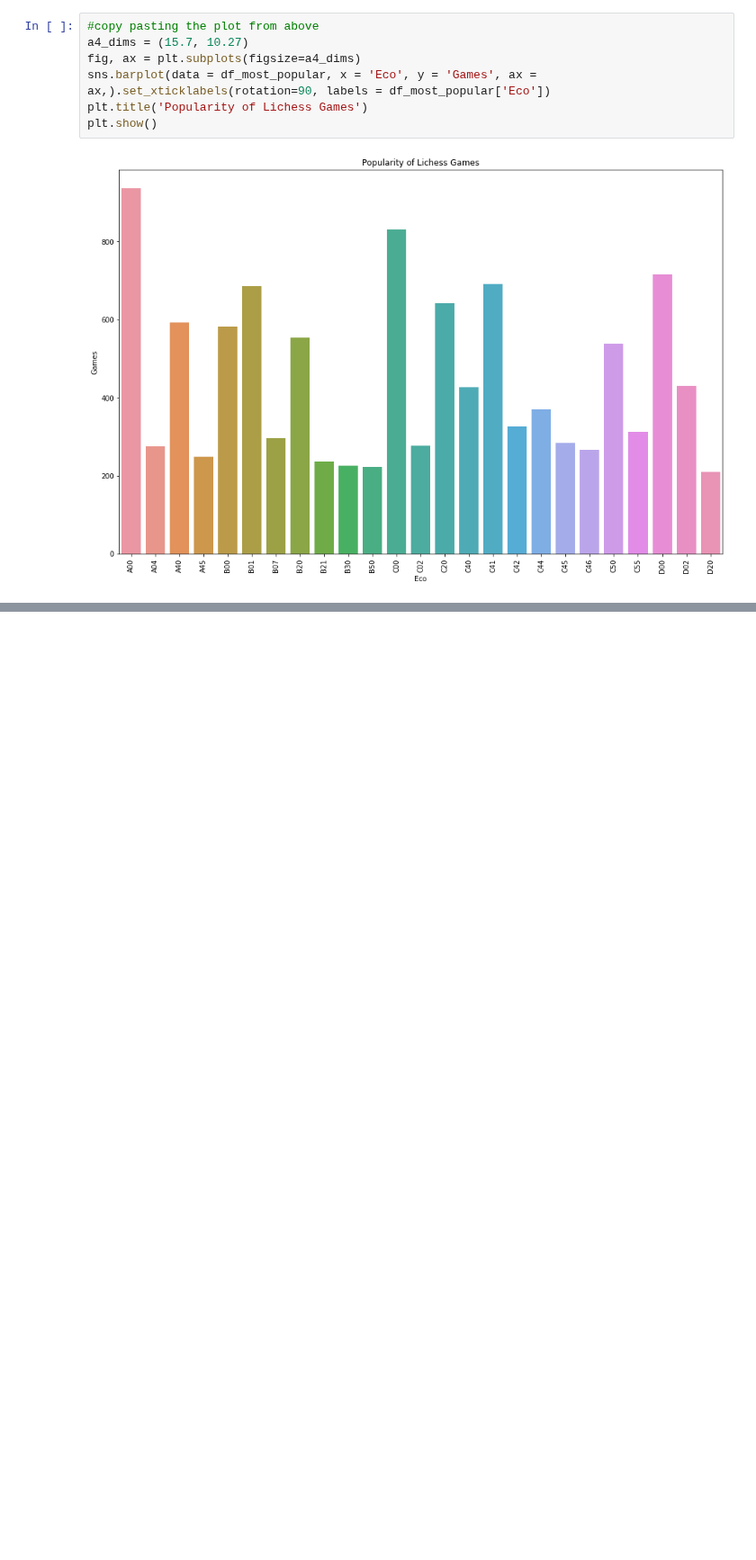
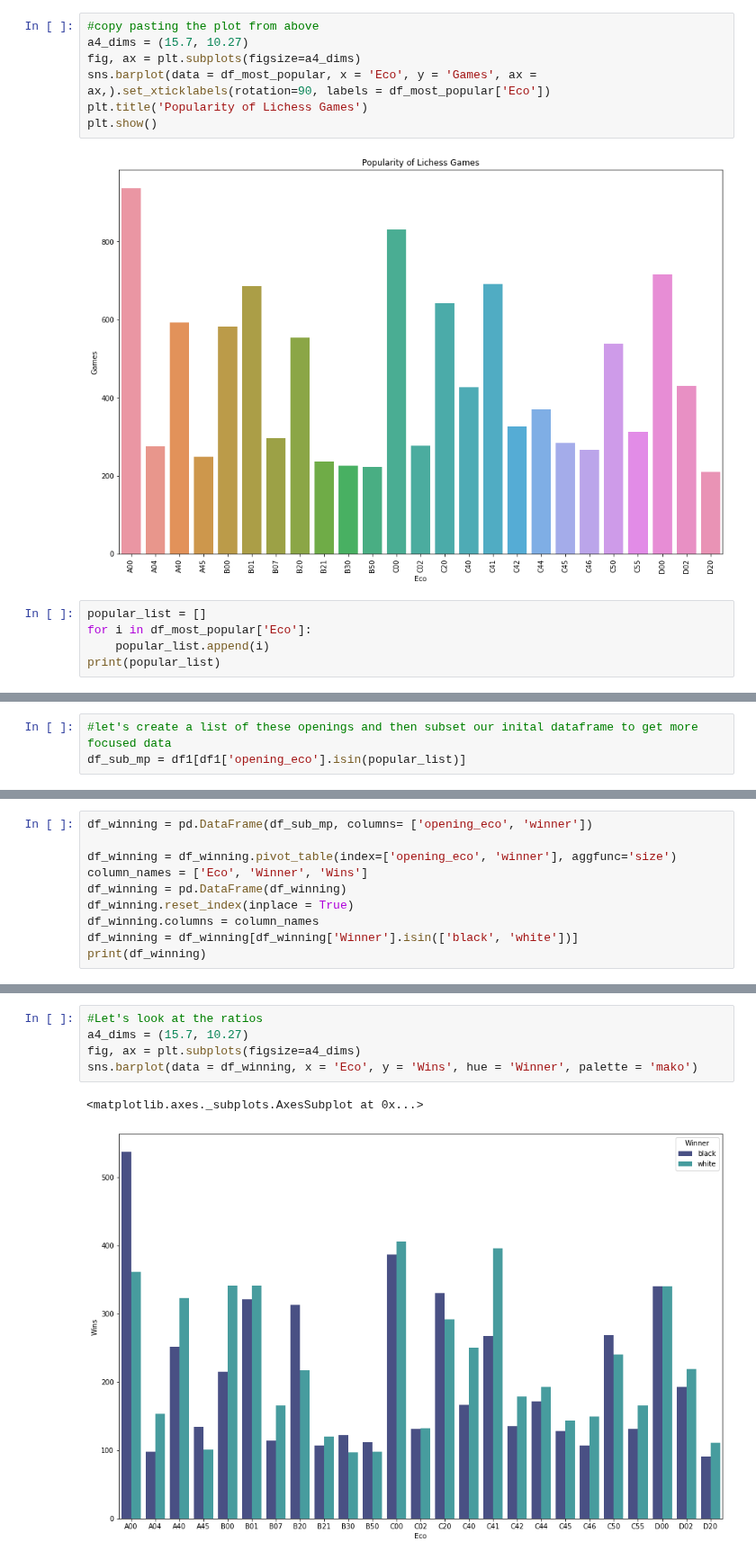
Before and after one commit to ElijahSeeley/Springboard, a Jupyter notebook: Capstone2_Chess/Chess EDA.ipynb, the cells around one changed output, grey strips where cells are left out. Shown at 90% size. Cells and saved outputs as stored; diff of their text form; blank space fills up the shorter version.

Commit message:
Made some process simplifying the exciting parts of the dataframe, taking a break

```diff
--- a/Capstone2_Chess/Chess EDA.ipynb
+++ b/Capstone2_Chess/Chess EDA.ipynb
@@ -156,3 +156,8 @@ plt.title('Popularity of Lichess Games')
 plt.show()
 # %% [output]
 [figure]
+# %%
+popular_list = []
+for i in df_most_popular['Eco']:
+    popular_list.append(i)
+print(popular_list)
@@ -158,0 +166,3 @@ plt.show()
+# %%
+#let's create a list of these openings and then subset our inital dataframe to get more focused data
+df_sub_mp = df1[df1['opening_eco'].isin(popular_list)]
@@ -158,0 +190,10 @@ plt.show()
+# %%
+df_winning = pd.DataFrame(df_sub_mp, columns= ['opening_eco', 'winner'])
+
+df_winning = df_winning.pivot_table(index=['opening_eco', 'winner'], aggfunc='size')
+column_names = ['Eco', 'Winner', 'Wins']
+df_winning = pd.DataFrame(df_winning)
+df_winning.reset_index(inplace = True)
+df_winning.columns = column_names
+df_winning = df_winning[df_winning['Winner'].isin(['black', 'white'])]
+print(df_winning)
@@ -158,0 +218,8 @@ plt.show()
+# %%
+#Let's look at the ratios
+a4_dims = (15.7, 10.27)
+fig, ax = plt.subplots(figsize=a4_dims)
+sns.barplot(data = df_winning, x = 'Eco', y = 'Wins', hue = 'Winner', palette = 'mako')
+# %% [output]
+<matplotlib.axes._subplots.AxesSubplot at 0x...>
+[figure, added]
```
Also changed, not shown: parts of 11 cells of this notebook.
